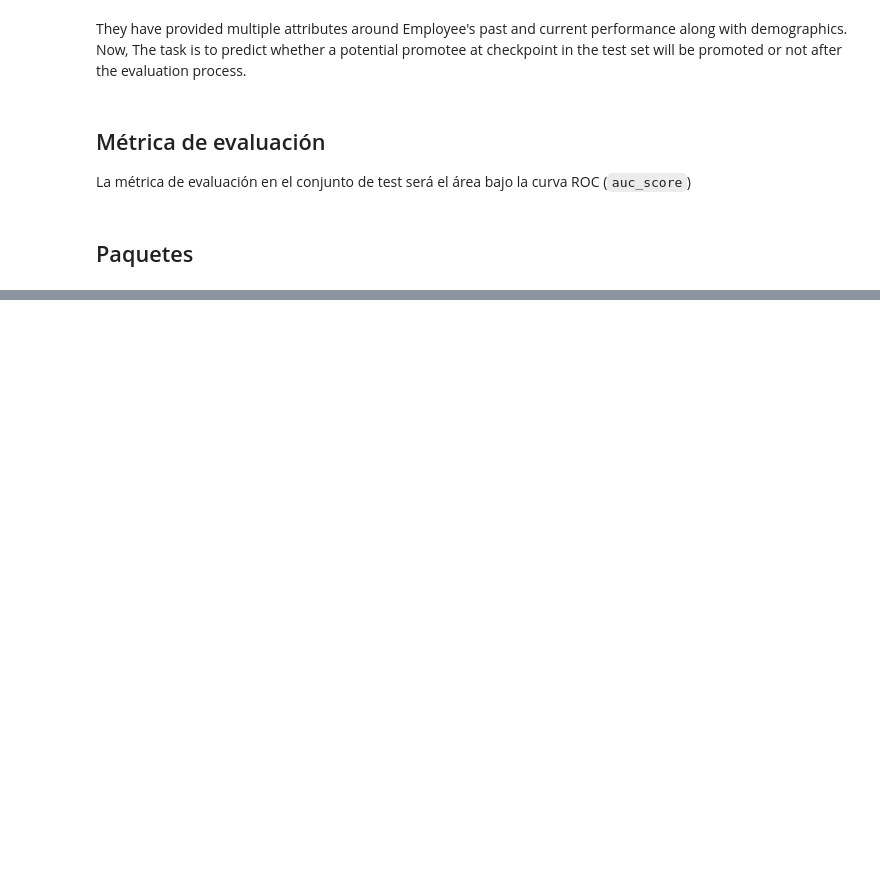
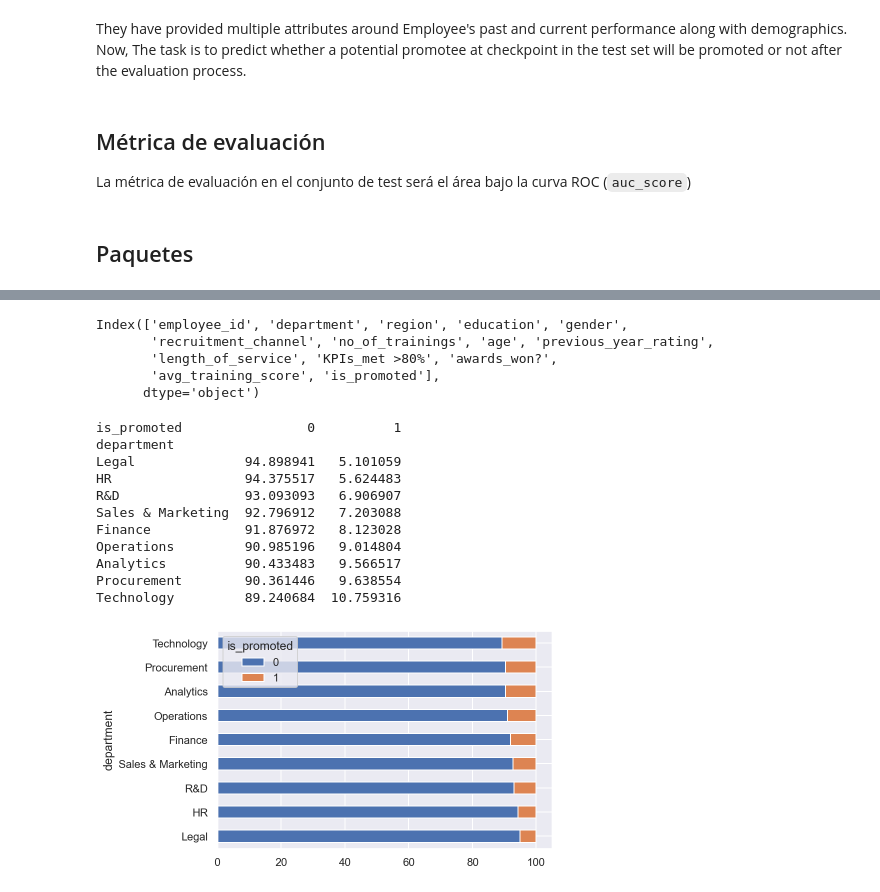
Before and after one commit to giordanap/MLA, a Jupyter notebook: Proyecto 01 - HR Analytics/00-apellido-nombre-proyecto1.ipynb, the cells around one changed output, grey strips where cells are left out. Saved outputs shown, nothing was run; the diff lists cells and outputs as text; code cells hidden in the pictures; blank space fills up the shorter version.

Commit message:
train_test

```diff
--- a/Proyecto 01 - HR Analytics/00-apellido-nombre-proyecto1.ipynb
+++ b/Proyecto 01 - HR Analytics/00-apellido-nombre-proyecto1.ipynb
@@ -113,0 +102,2 @@ X_train, X_test = train_test_split(data , test_size = 0.2, stratify = data[targe
+# %%
+data = pd.read_csv('train_LZdllcl.csv', sep=',')
@@ -113,0 +173,8 @@ X_train, X_test = train_test_split(data , test_size = 0.2, stratify = data[targe
+# %%
+data.columns
+# %% [output]
+Index(['employee_id', 'department', 'region', 'education', 'gender',
+       'recruitment_channel', 'no_of_trainings', 'age', 'previous_year_rating',
+       'length_of_service', 'KPIs_met >80%', 'awards_won?',
+       'avg_training_score', 'is_promoted'],
+      dtype='object')
@@ -113,0 +184,17 @@ X_train, X_test = train_test_split(data , test_size = 0.2, stratify = data[targe
+# %%
+# departamento
+tb_department = pd.crosstab(index=data['department'], columns=data['is_promoted'], margins=False).apply(lambda r: r/r.sum() *100, axis=1).sort_values(by=1)
+print(tb_department); tb_department.plot(kind='barh', stacked=True); pass
+# %% [output]
+is_promoted                0          1
+department
+Legal              94.898941   5.101059
+HR                 94.375517   5.624483
+R&D                93.093093   6.906907
+Sales & Marketing  92.796912   7.203088
+Finance            91.876972   8.123028
+Operations         90.985196   9.014804
+Analytics          90.433483   9.566517
+Procurement        90.361446   9.638554
+Technology         89.240684  10.759316
+[figure, added]
```
Also changed, not shown: parts of 58 cells of this notebook.
